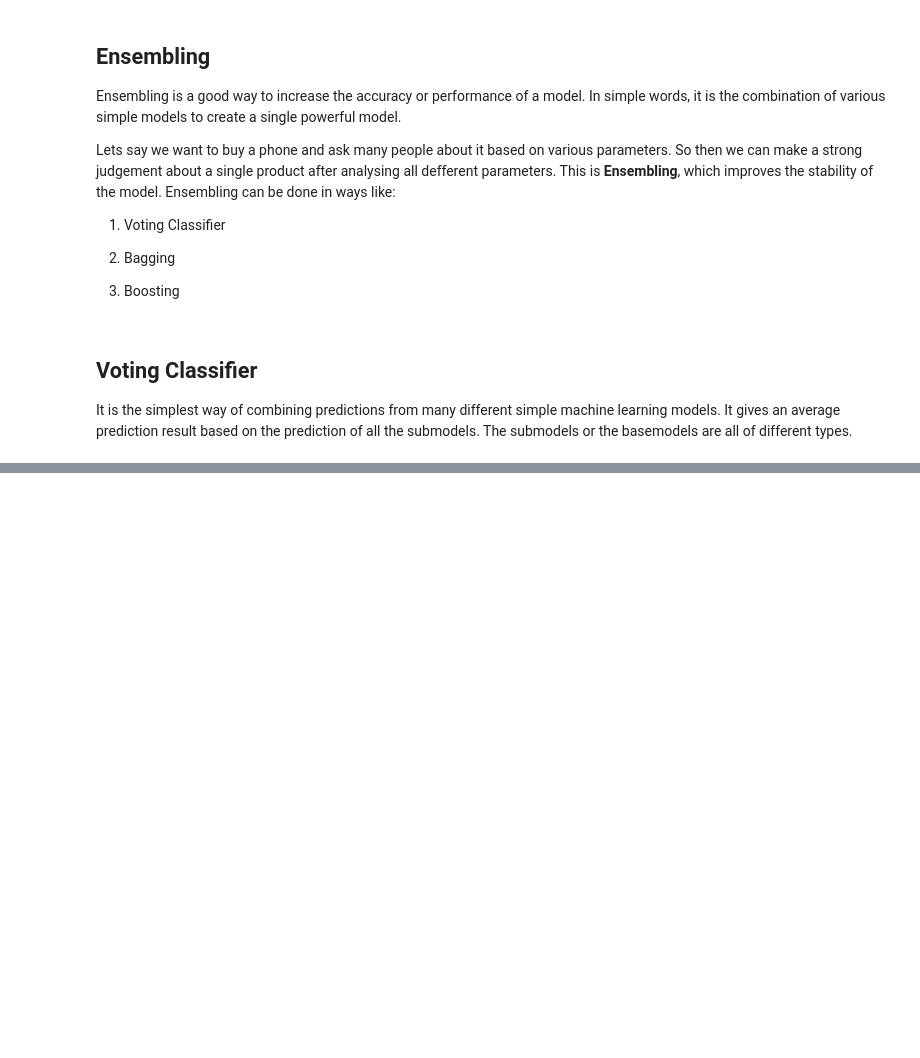
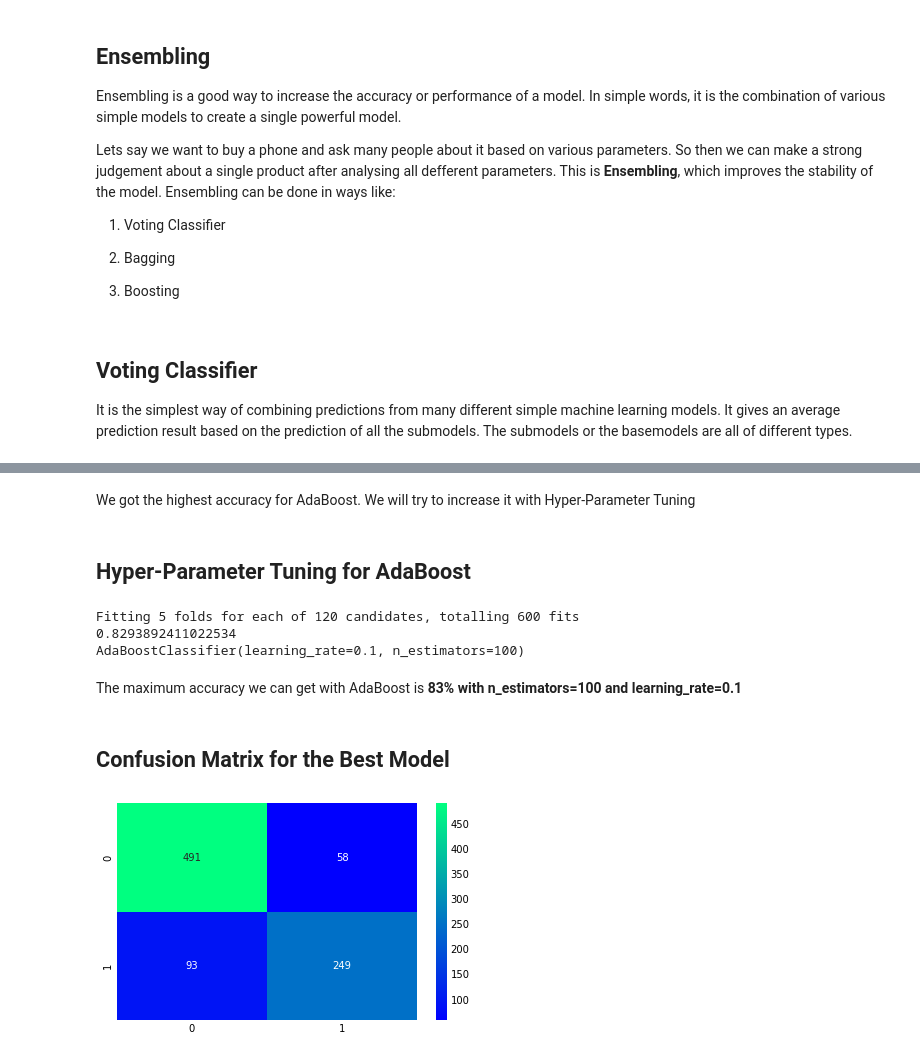
Before and after one commit to RealMyeong/aiffel_kaggle_study, a Jupyter notebook: dietanic-homework.ipynb, the cells around one changed output, grey strips where cells are left out. Drawn from its saved outputs; the diff is of its cells as text; code cells hidden in the pictures; blank space fills up the shorter version.

```diff
--- a/dietanic-homework.ipynb
+++ b/dietanic-homework.ipynb
@@ -965,0 +1030,27 @@ Bagging is a general ensemble method. It works by applying similar classifiers o
+# %% [markdown]
+We got the highest accuracy for AdaBoost. We will try to increase it with Hyper-Parameter Tuning
+# %% [markdown]
+## Hyper-Parameter Tuning for AdaBoost
+# %%
+n_estimators=list(range(100,1100,100))
+learn_rate=[0.05,0.1,0.2,0.3,0.25,0.4,0.5,0.6,0.7,0.8,0.9,1]
+hyper={'n_estimators':n_estimators, 'learning_rate':learn_rate}
+gd=GridSearchCV(estimator=AdaBoostClassifier(), param_grid=hyper, verbose=True)
+gd.fit(X,Y)
+print(gd.best_score_)
+print(gd.best_estimator_)
+# %% [output]
+Fitting 5 folds for each of 120 candidates, totalling 600 fits
+0.8293892411022534
+AdaBoostClassifier(learning_rate=0.1, n_estimators=100)
+# %% [markdown]
+The maximum accuracy we can get with AdaBoost is **83% with n_estimators=100 and learning_rate=0.1**
+# %% [markdown]
+## Confusion Matrix for the Best Model
+# %%
+ada = AdaBoostClassifier(n_estimators=100, random_state=0, learning_rate=0.1)
+result=cross_val_predict(ada, X, Y, cv=10)
+sns.heatmap(confusion_matrix(Y, result), cmap='winter', annot=True, fmt='2.0f')
+plt.show()
+# %% [output]
+[figure, added]
```
Also changed, not shown: parts of 25 cells of this notebook.
